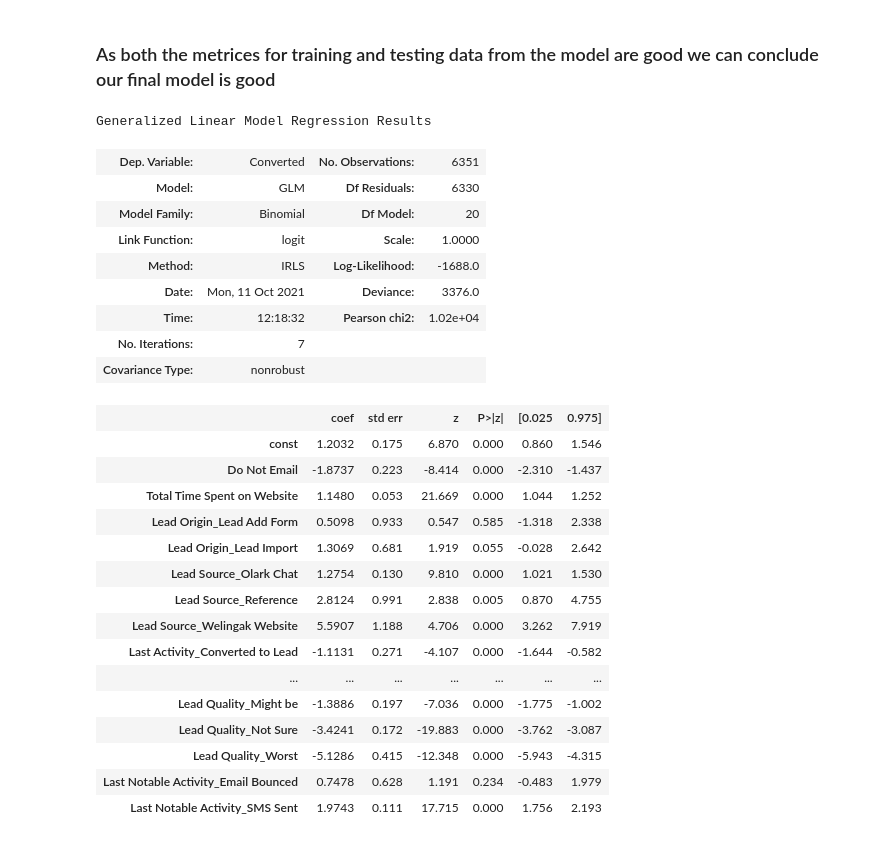
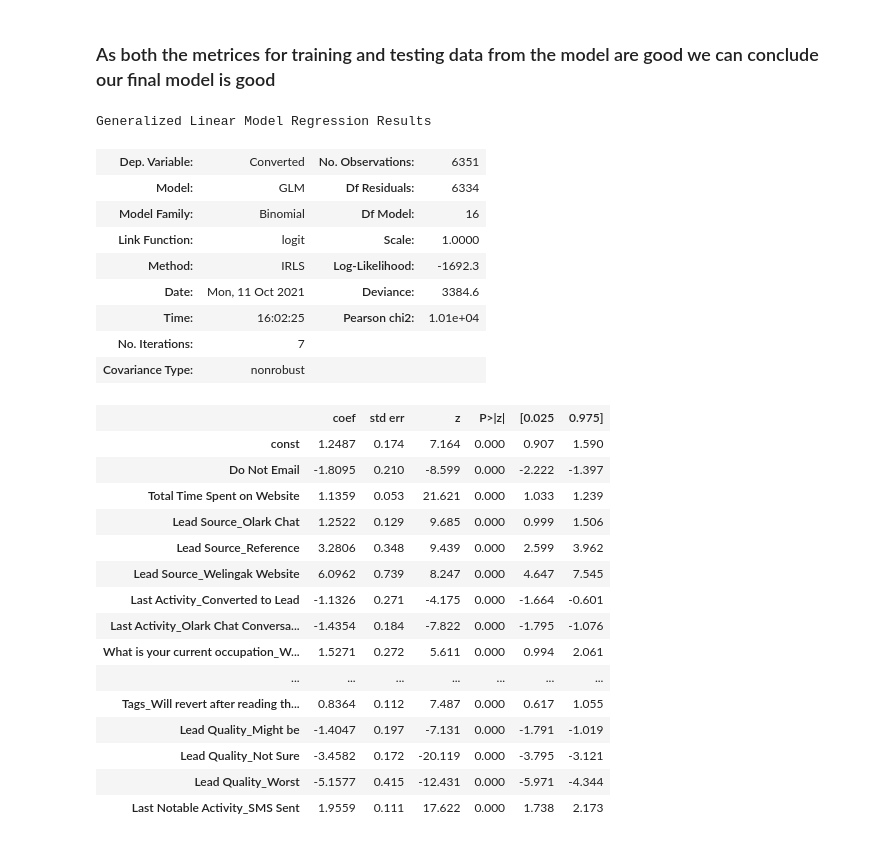
Before and after one commit to vivekvresearch/lead_scoring_VV_TA, a Jupyter notebook: Lead_scoring_case_VV_TA.ipynb, the cells around one changed output. Saved outputs shown, nothing was run; the diff lists cells and outputs as text; code cells hidden in the pictures.

Commit message:
vivek: rectified and built more models

```diff
--- a/Lead_scoring_case_VV_TA.ipynb
+++ b/Lead_scoring_case_VV_TA.ipynb
@@ -1603,0 +1680,11 @@ Generalized Linear Model Regression Results
+# %%
+#dropping column with high p-value
+
+col = col.drop('Last Activity_Had a Phone Conversation',1)
+# %%
+#BUILDING MODEL #4
+
+X_train_sm = sm.add_constant(X_train[col])
+logm4 = sm.GLM(y_train,X_train_sm, family = sm.families.Binomial())
+res4 = logm4.fit()
+res4.summary()
@@ -1603,0 +1718,11 @@ Generalized Linear Model Regression Results
+# %%
+#dropping column with high p-value
+
+col = col.drop('Lead Origin_Lead Import',1)
+# %%
+#BUILDING MODEL #5
+
+X_train_sm = sm.add_constant(X_train[col])
+logm5 = sm.GLM(y_train,X_train_sm, family = sm.families.Binomial())
+res5 = logm5.fit()
+res5.summary()
@@ -2002,31 +2151,31 @@ Specificity:0.8755049577671685
 ### As both the metrices for training and testing data from the model are good we can conclude our final model is good
 # %%
 # Final Model Summary
-res1.summary()
+res5.summary()
 # %% [output]
 Generalized Linear Model Regression Results
 | Dep. Variable: | Converted | No. Observations: | 6351 |
-| Model: | GLM | Df Residuals: | 6330 |
-| Model Family: | Binomial | Df Model: | 20 |
+| Model: | GLM | Df Residuals: | 6334 |
+| Model Family: | Binomial | Df Model: | 16 |
 | Link Function: | logit | Scale: | 1.0000 |
-| Method: | IRLS | Log-Likelihood: | -1688.0 |
-| Date: | Mon, 11 Oct 2021 | Deviance: | 3376.0 |
-| Time: | 12:18:32 | Pearson chi2: | 1.02e+04 |
+| Method: | IRLS | Log-Likelihood: | -1692.3 |
+| Date: | Mon, 11 Oct 2021 | Deviance: | 3384.6 |
+| Time: | 16:02:25 | Pearson chi2: | 1.01e+04 |
 | No. Iterations: | 7 |  |  |
 | Covariance Type: | nonrobust |  |  |
 |  | coef | std err | z | P>|z| | [0.025 | 0.975] |
-| const | 1.2032 | 0.175 | 6.870 | 0.000 | 0.860 | 1.546 |
-| Do Not Email | -1.8737 | 0.223 | -8.414 | 0.000 | -2.310 | -1.437 |
-| Total Time Spent on Website | 1.1480 | 0.053 | 21.669 | 0.000 | 1.044 | 1.252 |
-| Lead Origin_Lead Add Form | 0.5098 | 0.933 | 0.547 | 0.585 | -1.318 | 2.338 |
-| Lead Origin_Lead Import | 1.3069 | 0.681 | 1.919 | 0.055 | -0.028 | 2.642 |
-| Lead Source_Olark Chat | 1.2754 | 0.130 | 9.810 | 0.000 | 1.021 | 1.530 |
-| Lead Source_Reference | 2.8124 | 0.991 | 2.838 | 0.005 | 0.870 | 4.755 |
-| Lead Source_Welingak Website | 5.5907 | 1.188 | 4.706 | 0.000 | 3.262 | 7.919 |
-| Last Activity_Converted to Lead | -1.1131 | 0.271 | -4.107 | 0.000 | -1.644 | -0.582 |
+| const | 1.2487 | 0.174 | 7.164 | 0.000 | 0.907 | 1.590 |
+| Do Not Email | -1.8095 | 0.210 | -8.599 | 0.000 | -2.222 | -1.397 |
+| Total Time Spent on Website | 1.1359 | 0.053 | 21.621 | 0.000 | 1.033 | 1.239 |
+| Lead Source_Olark Chat | 1.2522 | 0.129 | 9.685 | 0.000 | 0.999 | 1.506 |
+| Lead Source_Reference | 3.2806 | 0.348 | 9.439 | 0.000 | 2.599 | 3.962 |
+| Lead Source_Welingak Website | 6.0962 | 0.739 | 8.247 | 0.000 | 4.647 | 7.545 |
+| Last Activity_Converted to Lead | -1.1326 | 0.271 | -4.175 | 0.000 | -1.664 | -0.601 |
+| Last Activity_Olark Chat Conversa... | -1.4354 | 0.184 | -7.822 | 0.000 | -1.795 | -1.076 |
+| What is your current occupation_W... | 1.5271 | 0.272 | 5.611 | 0.000 | 0.994 | 2.061 |
 | ... | ... | ... | ... | ... | ... | ... |
-| Lead Quality_Might be | -1.3886 | 0.197 | -7.036 | 0.000 | -1.775 | -1.002 |
-| Lead Quality_Not Sure | -3.4241 | 0.172 | -19.883 | 0.000 | -3.762 | -3.087 |
-| Lead Quality_Worst | -5.1286 | 0.415 | -12.348 | 0.000 | -5.943 | -4.315 |
-| Last Notable Activity_Email Bounced | 0.7478 | 0.628 | 1.191 | 0.234 | -0.483 | 1.979 |
-| Last Notable Activity_SMS Sent | 1.9743 | 0.111 | 17.715 | 0.000 | 1.756 | 2.193 |
+| Tags_Will revert after reading th... | 0.8364 | 0.112 | 7.487 | 0.000 | 0.617 | 1.055 |
+| Lead Quality_Might be | -1.4047 | 0.197 | -7.131 | 0.000 | -1.791 | -1.019 |
+| Lead Quality_Not Sure | -3.4582 | 0.172 | -20.119 | 0.000 | -3.795 | -3.121 |
+| Lead Quality_Worst | -5.1577 | 0.415 | -12.431 | 0.000 | -5.971 | -4.344 |
+| Last Notable Activity_SMS Sent | 1.9559 | 0.111 | 17.622 | 0.000 | 1.738 | 2.173 |
```
Also changed, not shown: parts of 33 cells of this notebook, 1 other file.
